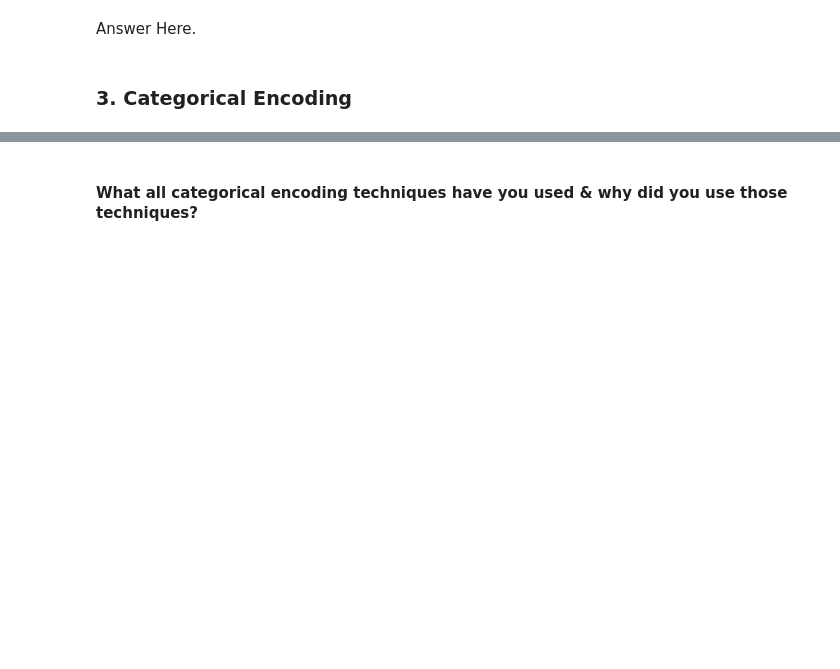
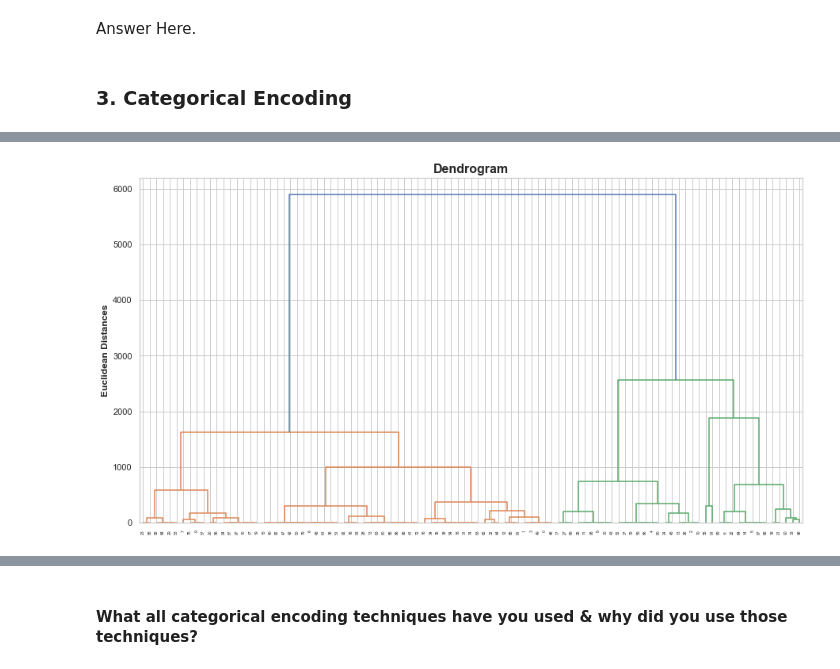
Before and after one commit to AimanSahay/ML-Project---Zomato-Restaurant-Clustering-and-Sentiment-Analysis, a Jupyter notebook: ML Project - Zomato Restaurant Clustering and Customer Sentiment Analysis.ipynb, the cells around one changed output, grey strips where cells are left out. Saved outputs shown, nothing was run; the diff lists cells and outputs as text; code cells hidden in the pictures; blank space fills up the shorter version.

```diff
--- a/ML Project - Zomato Restaurant Clustering and Customer Sentiment Analysis.ipynb
+++ b/ML Project - Zomato Restaurant Clustering and Customer Sentiment Analysis.ipynb
@@ -1669,0 +1698,14 @@ Answer Here.
+# %%
+# Add Restaurant Name and Cost Data.
+features_df["Name"] = restaurant_df["Name"]
+features_df["Cost"] = restaurant_df["Cost"]
+
+# Calculate average rating and map it to restaurants.
+avg_rating = review_df.groupby("Restaurant")["Rating"].mean()
+features_df["Average_Rating"] = features_df["Name"].map(avg_rating)
+
+# Set restaurant name as index.
+features_df = features_df.set_index("Name")
+
+# Display the first 5 rows.
+features_df.head()
@@ -1669,0 +1859,13 @@ Answer Here.
+# %%
+plt.figure(figsize=(15, 8))
+
+
+clusters = sch.linkage(X, method = 'ward', metric="euclidean")
+dendrogram = sch.dendrogram(clusters)
+plt.title('Dendrogram', fontsize=16, fontweight="bold")
+# plt.xlabel('Customers')
+plt.ylabel('Euclidean Distances', fontweight="bold")
+# plt.axhline(y=11.5, color='r', linestyle='--')
+plt.show() # find largest vertical distance we can make without crossing any other horizontal line
+# %% [output]
+[figure, added]
```
Also changed, not shown: parts of 39 cells of this notebook.
